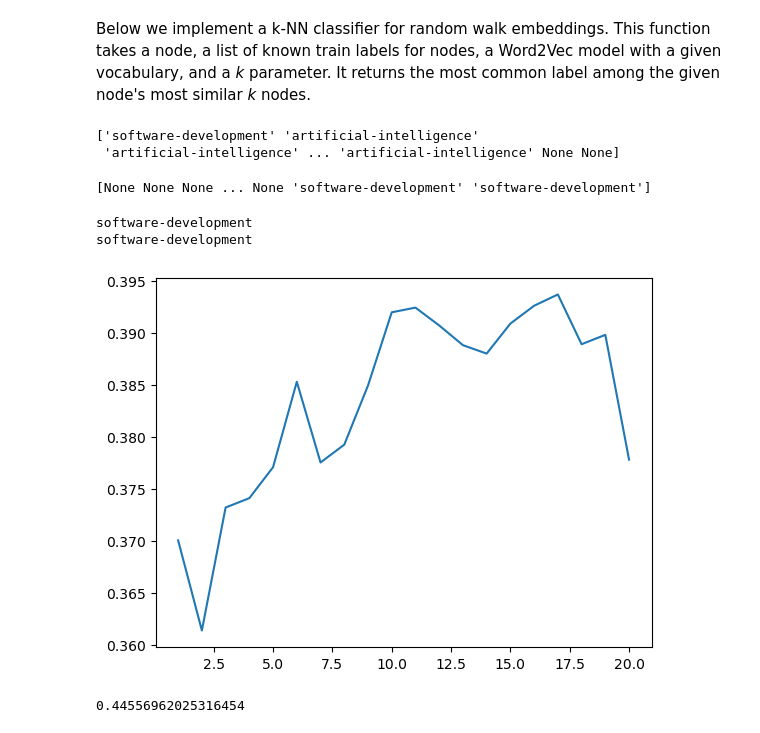
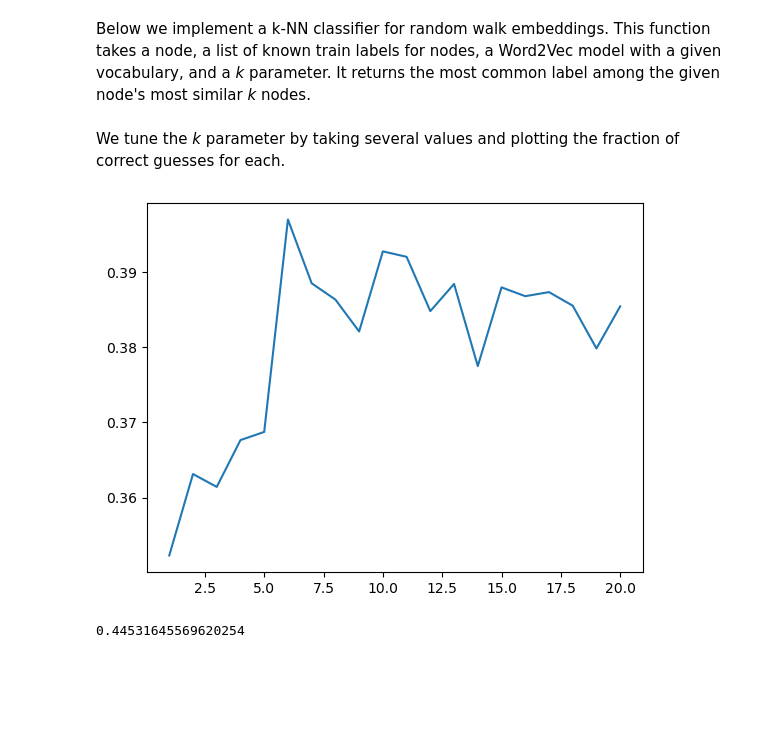
Before and after one commit to datchemguy/dm, a Jupyter notebook: dm2/pipeline.ipynb, the cells around one changed output. Cells and saved outputs as stored; diff of their text form; code cells hidden in the pictures; blank space fills up the shorter version.

```diff
--- a/dm2/pipeline.ipynb
+++ b/dm2/pipeline.ipynb
@@ -232,43 +236,24 @@ def k_nearest_neighbors_random_walk(node_id: int, train_data: np.ndarray[str], m
             max_count = counts[l]
             label = l
     return label
-# %%
-train_labels = np.empty(num_nodes, dtype=object)
-for i in range(train_data.shape[0]):
-    train_labels[train_data['node_id'][i]] = train_data['label'][i]
-print(train_labels)
-# %% [output]
-['software-development' 'artificial-intelligence'
- 'artificial-intelligence' ... 'artificial-intelligence' None None]
-# %%
-test_labels = np.empty(num_nodes, dtype=object)
-for i in range(test_data.shape[0]):
-    test_labels[test_data['node_id'][i]] = test_data['label'][i]
-print(test_labels)
-# %% [output]
-[None None None ... None 'software-development' 'software-development']
-# %%
-print(k_nearest_neighbors_random_walk(27444, train_labels, model, 7))
-print(train_labels[27444])
-# %% [output]
-software-development
-software-development
+# %% [markdown]
+We tune the _k_ parameter by taking several values and plotting the fraction of correct guesses for each.
 # %%
 k_list = list(range(1, 21))
 accuracies = []
-verification_size = int(0.4 * num_nodes)
+validation_size = int(0.4 * num_nodes) # percentage of train set that we use as validation set
 for k in k_list:
-    verification_nodes = np.random.choice(range(num_nodes), size=verification_size)
+    validation_nodes = np.random.choice(range(num_nodes), size=validation_size)
     correct = 0
-    for node in verification_nodes:
+    for node in validation_nodes:
         guessed_label = k_nearest_neighbors_random_walk(node, train_labels, model, k)
         if guessed_label == train_labels[node]:
             correct += 1
-    accuracies.append(correct / verification_size)
+    accuracies.append(correct / validation_size)
 plt.plot(k_list, accuracies)
 plt.show()
 # %% [output]
-[figure, old version]
+[figure, new version]
 # %%
 k = 6
 correct = 0
@@ -281,4 +266,4 @@ for i, label in enumerate(test_labels):
             correct += 1
 print(correct / total)
 # %% [output]
-0.44556962025316454
+0.44531645569620254
```
Also changed, not shown: parts of 5 cells of this notebook.
